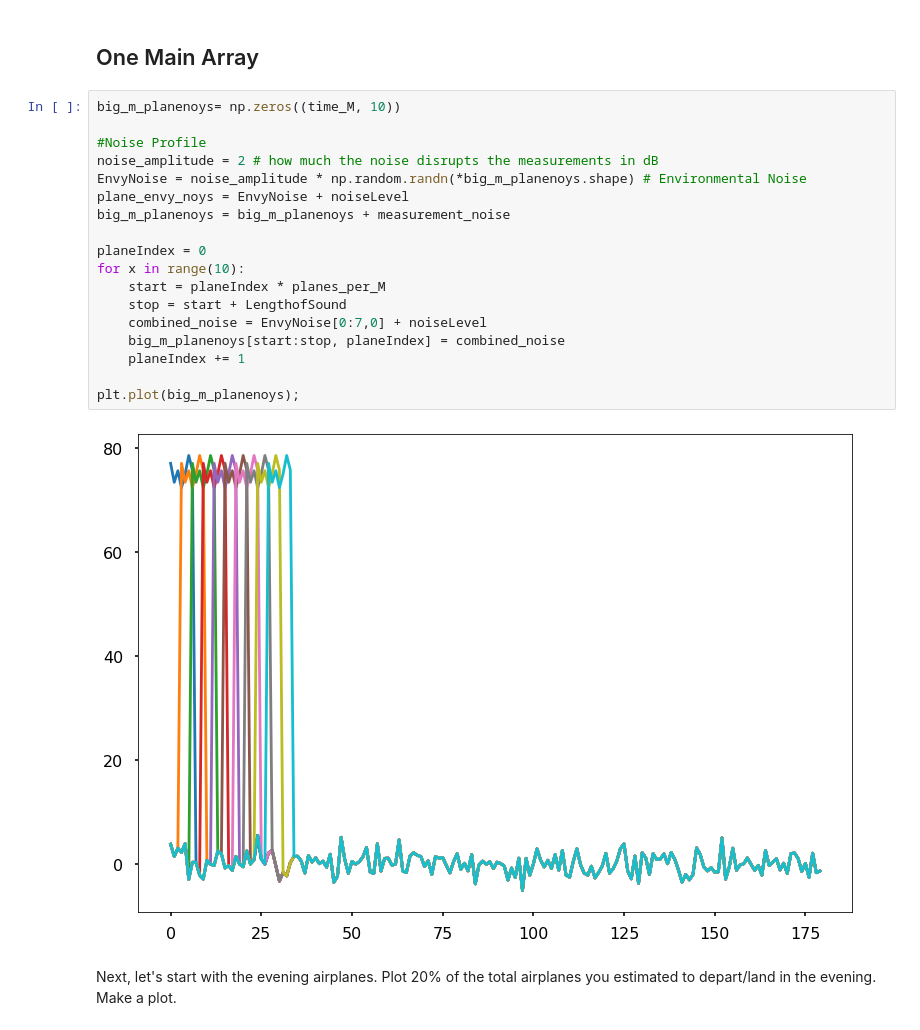
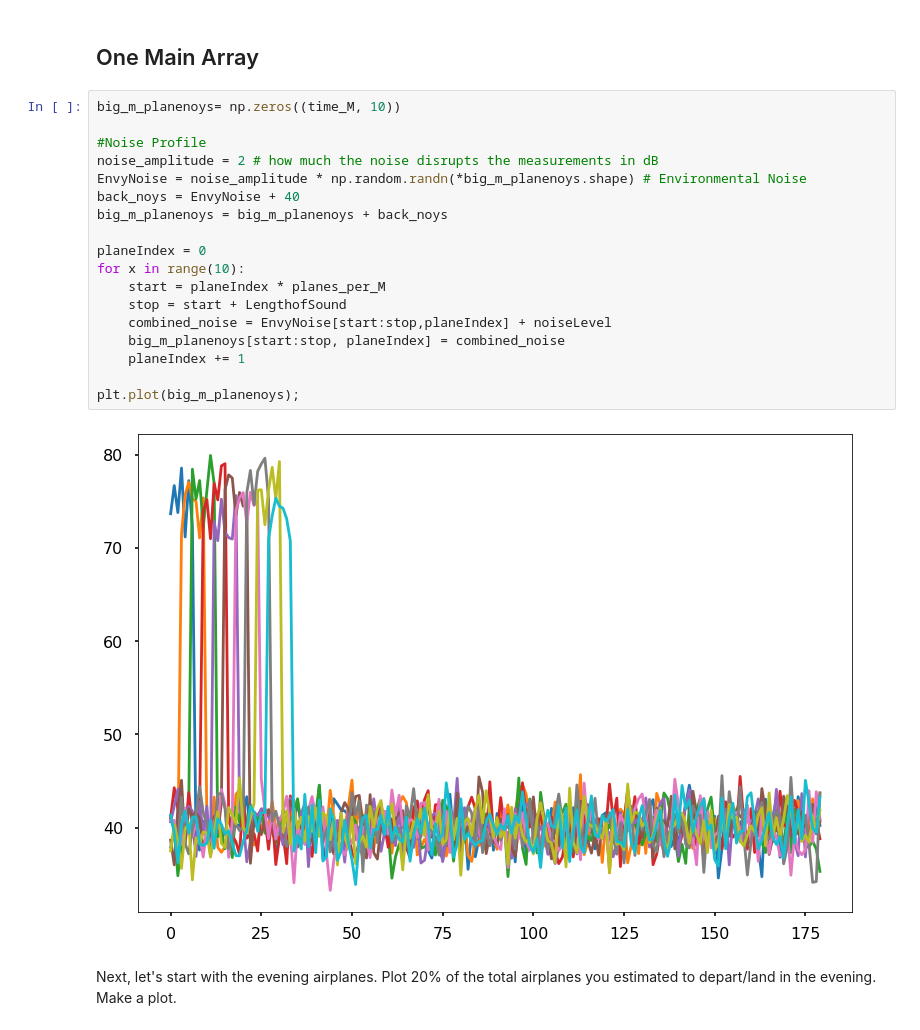
Before and after one commit to BryanMcSp/PythonTutorials, a Jupyter notebook: tutorial010Exercise.ipynb, the cells around one changed output. Saved outputs shown, nothing was run; the diff lists cells and outputs as text.

```diff
--- a/tutorial010Exercise.ipynb
+++ b/tutorial010Exercise.ipynb
@@ -136,23 +136,23 @@ Finally, simulate all the the airplanes that you have estimated to land/depart i
 # %%
 big_m_planenoys= np.zeros((time_M, 10))
 
 #Noise Profile
 noise_amplitude = 2 # how much the noise disrupts the measurements in dB
 EnvyNoise = noise_amplitude * np.random.randn(*big_m_planenoys.shape) # Environmental Noise
-plane_envy_noys = EnvyNoise + noiseLevel
-big_m_planenoys = big_m_planenoys + measurement_noise
+back_noys = EnvyNoise + 40
+big_m_planenoys = big_m_planenoys + back_noys
 
 planeIndex = 0
 for x in range(10):
     start = planeIndex * planes_per_M
     stop = start + LengthofSound
-    combined_noise = EnvyNoise[0:7,0] + noiseLevel
+    combined_noise = EnvyNoise[start:stop,planeIndex] + noiseLevel
     big_m_planenoys[start:stop, planeIndex] = combined_noise
     planeIndex += 1
 
 plt.plot(big_m_planenoys);
 # %% [output]
-[figure, old version]
+[figure, new version]
 # %% [markdown]
 Next, let's start with the evening airplanes. Plot 20% of the total airplanes you estimated to depart/land in the evening. Make a plot.
 # %% [markdown]
```
Also changed, not shown: parts of 6 cells of this notebook.
